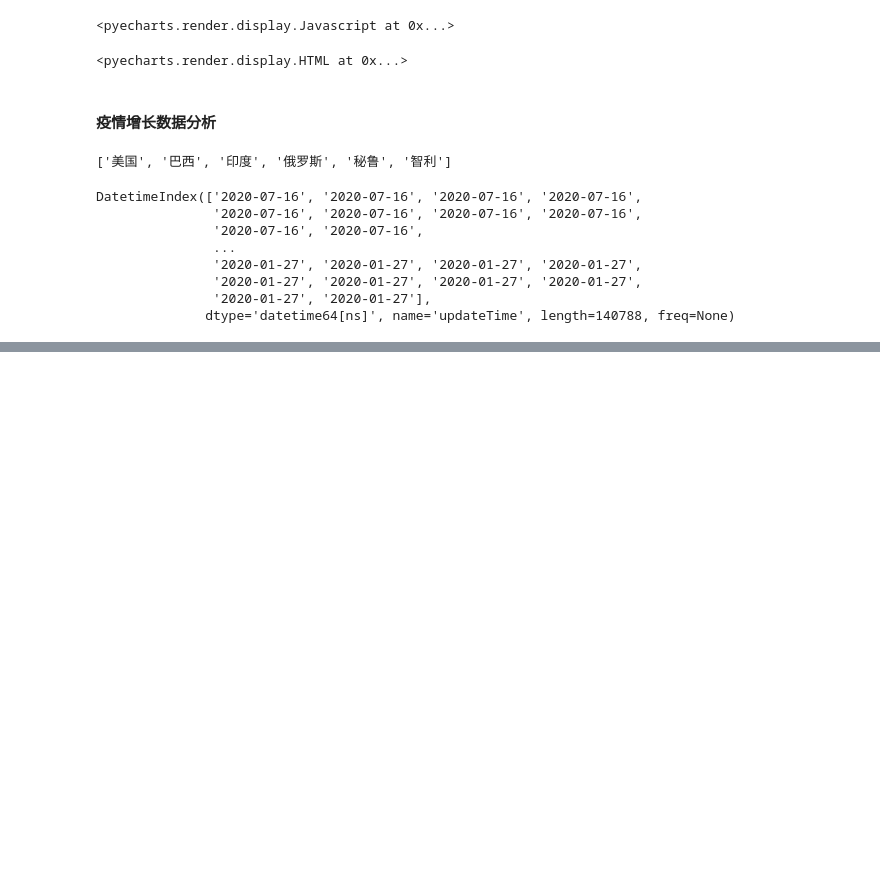
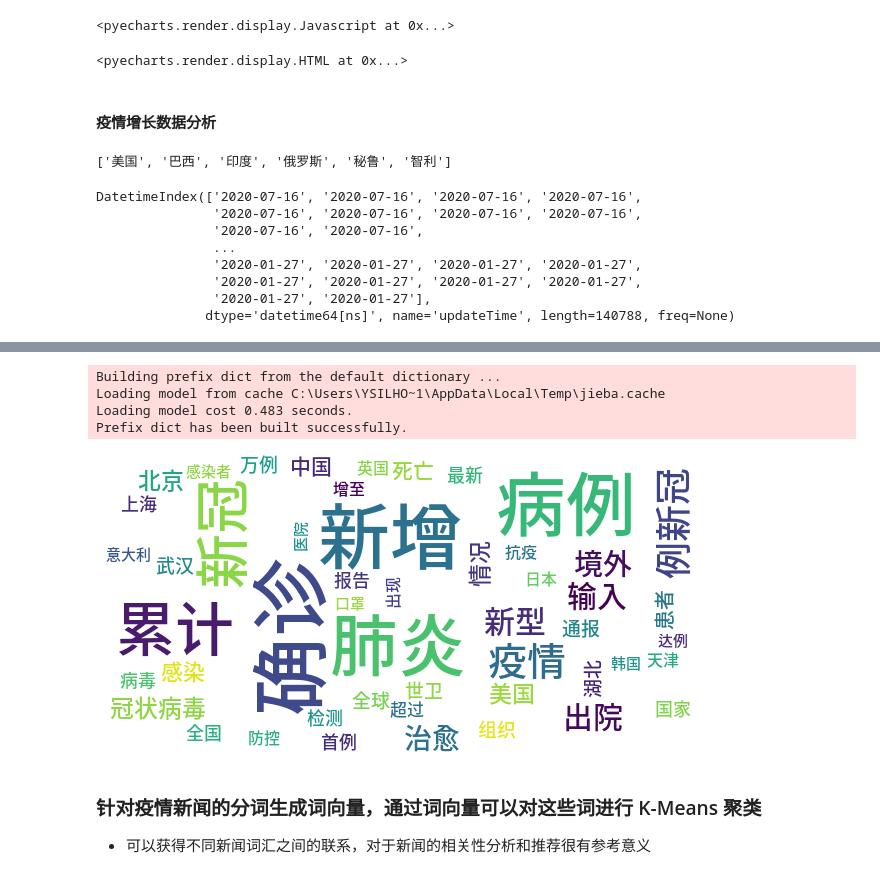
Before and after one commit to OcaenEyes/pandasLearn, a Jupyter notebook: 新冠疫情社会影响数据分析.ipynb, the cells around one changed output, grey strips where cells are left out. Drawn from its saved outputs; the diff is of its cells as text; code cells hidden in the pictures; blank space fills up the shorter version.

```diff
--- a/新冠疫情社会影响数据分析.ipynb
+++ b/新冠疫情社会影响数据分析.ipynb
@@ -708,0 +706,51 @@ plt.legend(country,prop=myfont)
+# %%
+import jieba
+import re
+from wordcloud import WordCloud
+
+def word_cnt(x):
+    return jieba.lcut(x) # 进行jieba分词
+news =[]
+# 非中文 正则pattern
+reg = "[^\u4e00-\u9fa5]"
+for i in data_news['title']:
+#     print(re.sub(reg,'',i))
+    if re.sub(reg,'',i) != '':
+        news.append(re.sub(reg,'',i))
+words=[]
+counts ={}
+for i in news:
+    words.append(word_cnt(i)) # 对所有新闻进行分词
+for word in words:
+    for a_word in word:
+        if len(a_word) == 1:
+            continue
+        else:
+            # 字典村塾对应分词的词频
+            # counts[word] = counts.get(word,0)+1 是对进行计数word出现的频率进行统计，
+            ### 当word不在words时，返回值是0，
+            ### 当word在words中时，返回+1，以此进行累计计数
+            counts[a_word] = counts.get(a_word,0)+1
+# counts
+
+words_sort = list(counts.items())
+words_sort.sort(key=lambda x:x[1],reverse=True)
+words_sort
+
+newcloud = WordCloud(font_path='./NotoSansCJK.otf' ,
+                     background_color="white" ,
+                     width=600,
+                     height=300,
+                     max_words=50)
+newcloud.generate_from_frequencies(counts)
+image = newcloud.to_image()  # 转换成图片
+image
+# %% [output]
+Building prefix dict from the default dictionary ...
+Loading model from cache C:\Users\YSILHO~1\AppData\Local\Temp\jieba.cache
+Loading model cost 0.483 seconds.
+Prefix dict has been built successfully.
+[figure, added]
+# %% [markdown]
+### 针对疫情新闻的分词生成词向量，通过词向量可以对这些词进行 K-Means 聚类
+- 可以获得不同新闻词汇之间的联系，对于新闻的相关性分析和推荐很有参考意义
```
Also changed, not shown: parts of 44 cells of this notebook, 2 other files.
